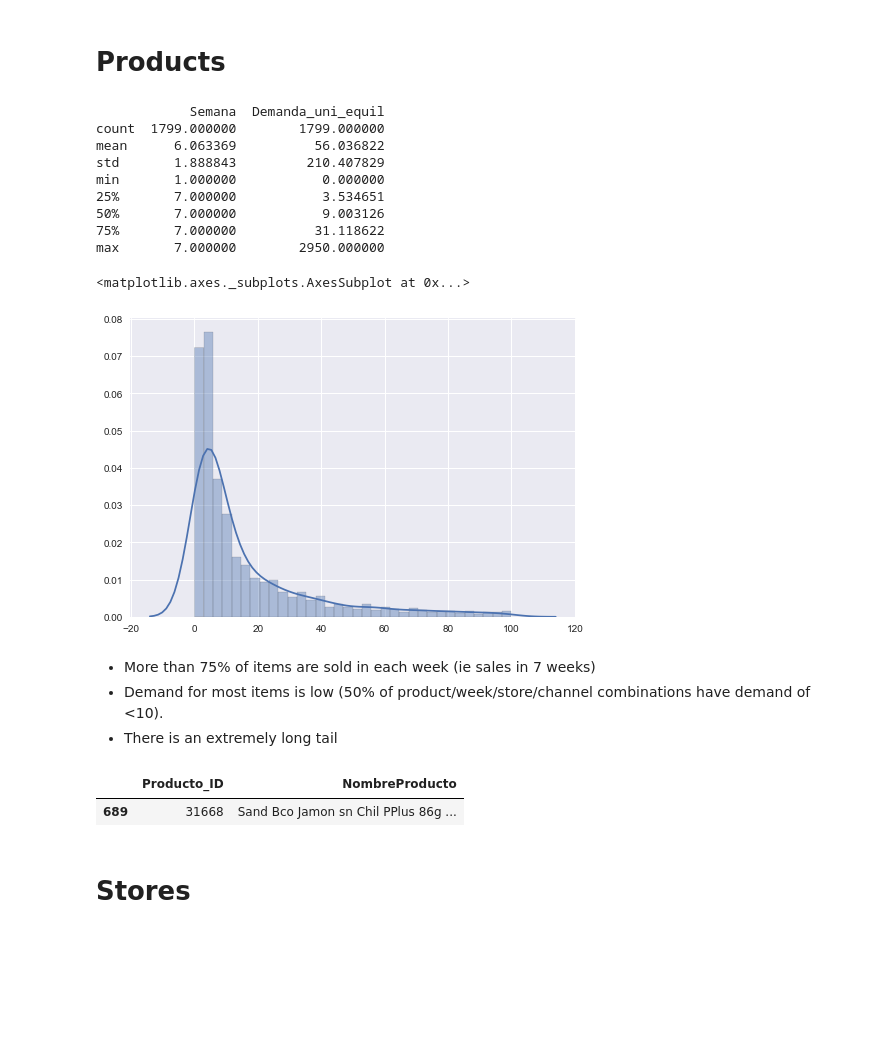
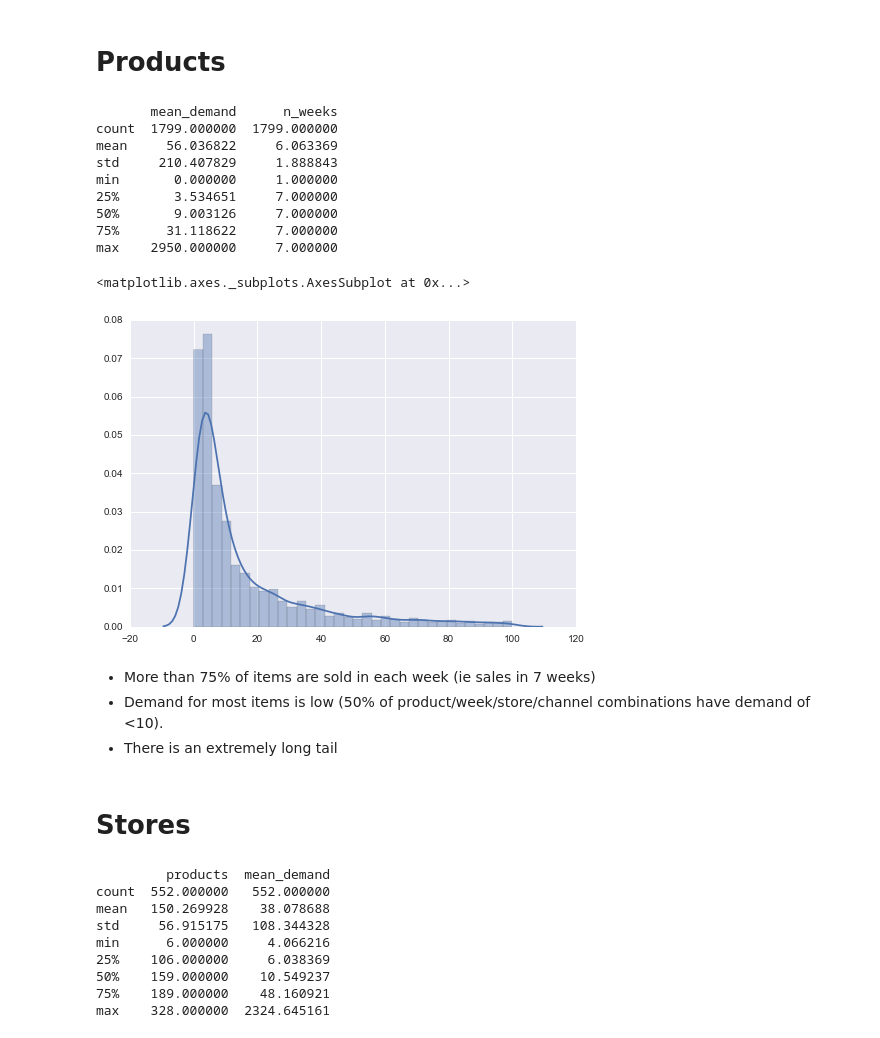
Before and after one commit to phildeutsch/kaggle-bimbo, a Jupyter notebook: explore/test_drivers.ipynb, the cells around one changed output. Cells and saved outputs as stored; diff of their text form; code cells hidden in the pictures; blank space fills up the shorter version.

Commit message:
demand by product and stroe

```diff
--- a/explore/test_drivers.ipynb
+++ b/explore/test_drivers.ipynb
@@ -2,7 +2,7 @@
 import pandas as pd
 import matplotlib.pyplot as plt
 %matplotlib inline
-#import seaborn as sns
-#sns.set(color_codes=True)
+import seaborn as sns
+sns.set(color_codes=True)
 
 exec(open("../connect_db.py").read(), globals())
@@ -9,46 +34,45 @@ exec(open("../connect_db.py").read(), globals())
 # %% [markdown]
 # Products
 # %%
-query = session.query(Train.product_id, func.avg(Train.demand).label('mean_demand')).group_by(Train.product_id)
+query = session.query(Train.product_id,
+                      func.avg(Train.demand).label('mean_demand'),
+                      func.count(sql.distinct(Train.week)).label('n_weeks')).group_by(Train.product_id)
 byproduct = sql_to_df(query)
 print(byproduct.describe())
 
-demand_by_prod = byproduct.query('demand < 100')['demand'].tolist()
+demand_by_prod = byproduct.query('mean_demand < 100')['mean_demand'].tolist()
 sns.distplot(demand_by_prod)
+# %% [output]
+       mean_demand      n_weeks
+count  1799.000000  1799.000000
+mean     56.036822     6.063369
+std     210.407829     1.888843
+min       0.000000     1.000000
+25%       3.534651     7.000000
+50%       9.003126     7.000000
+75%      31.118622     7.000000
+max    2950.000000     7.000000
+<matplotlib.axes._subplots.AxesSubplot at 0x...>
+[figure, added]
-# %%
-byproduct = df_train.groupby('Producto_ID').agg({'Demanda_uni_equil': 'mean',
-                                                 'Semana' : lambda x: len(x.unique())})
-print(byproduct.describe())
-
-demand_by_prod = byproduct.query('Demanda_uni_equil < 100')['Demanda_uni_equil'].tolist()
-sns.distplot(demand_by_prod)
-# %% [output]
-            Semana  Demanda_uni_equil
-count  1799.000000        1799.000000
-mean      6.063369          56.036822
-std       1.888843         210.407829
-min       1.000000           0.000000
-25%       7.000000           3.534651
-50%       7.000000           9.003126
-75%       7.000000          31.118622
-max       7.000000        2950.000000
-<matplotlib.axes._subplots.AxesSubplot at 0x...>
-[figure, removed]
 # %% [markdown]
 * More than 75% of items are sold in each week (ie sales in 7 weeks)
 * Demand for most items is low (50% of product/week/store/channel combinations have demand of <10).
 * There is an extremely long tail
-# %%
-p = byproduct.query('Demanda_uni_equil == 2950').index.values[0]
-products[products.Producto_ID == p]
-# %% [output]
-|  | Producto_ID | NombreProducto |
-| 689 | 31668 | Sand Bco Jamon sn Chil PPlus 86g ... |
 # %% [markdown]
 # Stores
 # %%
 query = session.query(Train.store_id,
-                      func.count(Train.product_id).label('products'), # TODO: needs to be unique products
+                      func.count(sql.distinct(Train.product_id)).label('products'),
                       func.avg(Train.demand).label('mean_demand')).group_by(Train.store_id)
 bystore = sql_to_df(query)
 print(bystore.describe())
+# %% [output]
+         products  mean_demand
+count  552.000000   552.000000
+mean   150.269928    38.078688
+std     56.915175   108.344328
+min      6.000000     4.066216
+25%    106.000000     6.038369
+50%    159.000000    10.549237
+75%    189.000000    48.160921
+max    328.000000  2324.645161
```
Also changed, not shown: parts of 8 cells of this notebook, 2 other files.
